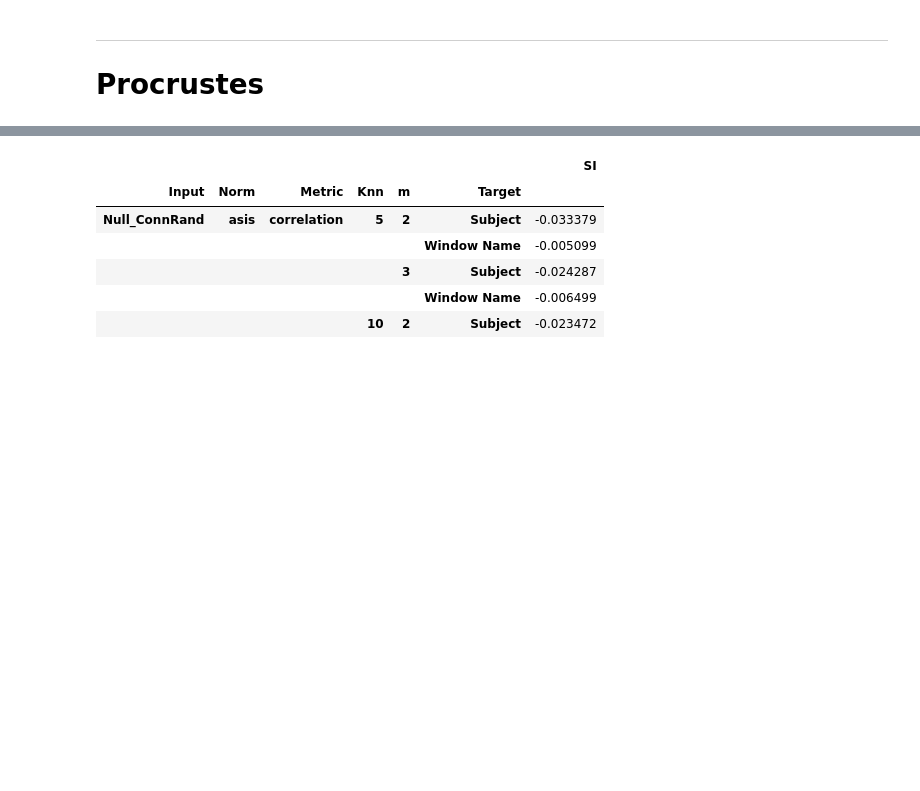
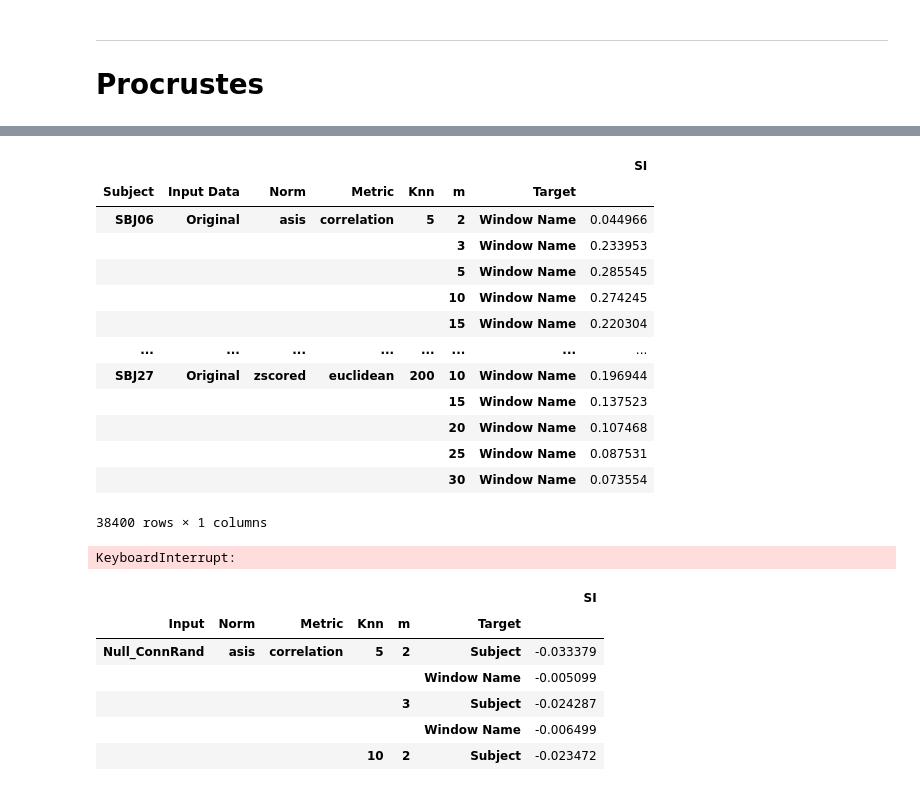
Before and after one commit to nimh-sfim/manifold_learning_fmri, a Jupyter notebook: Notebooks/N11_LE_Eval_Clustering_RunSI.CreateSwarm.ipynb, the cells around one changed output, grey strips where cells are left out. Saved outputs shown, nothing was run; the diff lists cells and outputs as text; code cells hidden in the pictures; blank space fills up the shorter version.

```diff
--- a/Notebooks/N11_LE_Eval_Clustering_RunSI.CreateSwarm.ipynb
+++ b/Notebooks/N11_LE_Eval_Clustering_RunSI.CreateSwarm.ipynb
@@ -55,9 +55,9 @@ swarm_file.write('\n')
 for scenario in ['asis','zscored']:
     for dist in le_dist_metrics:
         for knn in le_knns:
-            for m in le_ms:
+            for m in [5,10,15,20,25]:
                 for sbj in PNAS2015_subject_list:
-                    for input_data in ['Original','Null_ConnRand','Null_PhaseRand']:
+                    for input_data in ['Null_ConnRand','Null_PhaseRand']: #['Original','Null_ConnRand','Null_PhaseRand']:
                         input_path = osp.join(PRJ_DIR,'Data_Interim','PNAS2015',sbj,'LE',input_data,'{sbj}_Craddock_0200.WL{wls}s.WS{wss}s.LE_{dist}_k{knn}_m{m}.{scenario}.pkl'.format(scenario=scenario,sbj=sbj,
                                                                                                                                                    wls=str(int(wls)).zfill(3),
                                                                                                                                                    wss=str(wss),
@@ -106,7 +106,7 @@ swarm_file = open(swarm_path, "w")
 # Log the date and time when the SWARM file is created
 swarm_file.write('#Create Time: %s' % datetime.now().strftime("%d/%m/%Y %H:%M:%S"))
 swarm_file.write('\n')
-
+needed_files, missing_files = 0,0
 # Insert comment line with SWARM command
 swarm_file.write('#swarm -f {swarm_path} -b 57 -g 16 -t 4 --time 00:03:00 --partition=quick,norm --logdir {logdir_path}'.format(swarm_path=swarm_path,logdir_path=logdir_path))
 swarm_file.write('\n')
@@ -115,6 +115,7 @@ for scenario in ['asis','zscored']:
         for knn in le_knns:
             for m in le_ms:
                 for input_data in ['Original','Null_ConnRand','Null_PhaseRand']:
+                    needed_files += 1
                     input_path = osp.join(PRJ_DIR,'Data_Interim','PNAS2015','ALL','LE',input_data,'ALL_Craddock_0200.WL{wls}s.WS{wss}s.LE_{dist}_k{knn}_m{m}.{scenario}.pkl'.format(scenario=scenario,
                                                                                                                                                    wls=str(int(wls)).zfill(3),
                                                                                                                                                    wss=str(wss),
@@ -127,8 +128,11 @@ for scenario in ['asis','zscored']:
                                                                                                                                                    dist=dist,
                                                                                                                                                    knn=str(knn).zfill(4),
                                                                                                                                                    m=str(m).zfill(4)))
-                    swarm_file.write('export input={input_path} output={output_path}; sh {scripts_dir}/N11_SI.sh'.format(input_path=input_path,
+                    if True: #osp.exists(input_path) & (not osp.exists(output_path)):
+                        missing_files += 1
+                        swarm_file.write('export input={input_path} output={output_path}; sh {scripts_dir}/N11_SI.sh'.format(input_path=input_path,
                                                                                                                      output_path=output_path,
                                                                                                                      scripts_dir=osp.join(PRJ_DIR,'Notebooks')))
-                    swarm_file.write('\n')
+                        swarm_file.write('\n')
 swarm_file.close()
+print(missing_files,needed_files)
@@ -146,5 +209,5 @@ from utils.basics import norm_methods, input_datas
 from utils.io import load_single_le, load_LE_SI
 # %%
 %%time
-si_LE = load_LE_SI(sbj_list=PNAS2015_subject_list,check_availability=False, verbose=False, wls=wls, wss=wss, ms=[2,3])
+si_LE = load_LE_SI(sbj_list=PNAS2015_subject_list,check_availability=False, verbose=False, wls=wls, wss=wss, ms=[2,3,5,10,15,20,25,30],input_datas=['Original'])
 # %% [output]
@@ -154,5 +217,22 @@ Wall time: 1min 27s
 # %%
 si_LE = si_LE.set_index(['Subject','Input Data','Norm','Metric','Knn','m','Target']).sort_index()
+# %%
+si_LE['Subject']
+# %% [output]
+|  |  |  |  |  |  |  | SI |
+| Subject | Input Data | Norm | Metric | Knn | m | Target |  |
+| SBJ06 | Original | asis | correlation | 5 | 2 | Window Name | 0.044966 |
+|  |  |  |  |  | 3 | Window Name | 0.233953 |
+|  |  |  |  |  | 5 | Window Name | 0.285545 |
+|  |  |  |  |  | 10 | Window Name | 0.274245 |
+|  |  |  |  |  | 15 | Window Name | 0.220304 |
+| ... | ... | ... | ... | ... | ... | ... | ... |
+| SBJ27 | Original | zscored | euclidean | 200 | 10 | Window Name | 0.196944 |
+|  |  |  |  |  | 15 | Window Name | 0.137523 |
+|  |  |  |  |  | 20 | Window Name | 0.107468 |
+|  |  |  |  |  | 25 | Window Name | 0.087531 |
+|  |  |  |  |  | 30 | Window Name | 0.073554 |
+38400 rows × 1 columns
 # %%
 def procrustes_scan_embs(sbj_list,input_data,scenario,dist,knn,m,drop_xxxx):
     embs = {}
@@ -187,7 +267,7 @@ def procrustes_scan_embs(sbj_list,input_data,scenario,dist,knn,m,drop_xxxx):
 si_procrustes = pd.DataFrame(columns=['Input','Norm','Metric','Knn','m','Target','SI'])
 for input_data in tqdm(input_datas, desc='Input Data:'):
     for norm_method in tqdm(norm_methods, desc='Norm Method', leave=False):
-        for m in [2,3]:
+        for m in [5]:
             for dist in le_dist_metrics:
                 for knn in le_knns:
                     aux = procrustes_scan_embs(PNAS2015_subject_list,input_data,norm_method,dist,knn,m,drop_xxxx=True)
@@ -222,6 +302,8 @@ for input_data in tqdm(input_datas, desc='Input Data:'):
                                               'Knn':knn, 'm':m, 'Target':'Subject','SI':si_sbj}, ignore_index=True)
                     si_procrustes = si_procrustes.append({'Input':input_data, 'Norm':norm_method, 'Metric':dist,
                                               'Knn':knn, 'm':m, 'Target':'Window Name','SI':si_task}, ignore_index=True)
+# %% [output]
+KeyboardInterrupt:
 # %%
 si_procrustes.to_pickle(osp.join(PRJ_DIR,'Dashboard','Data','SI_LE_Procrustes.pkl'))
 # %%
```
Also changed, not shown: parts of 7 cells of this notebook, 1 other file.
